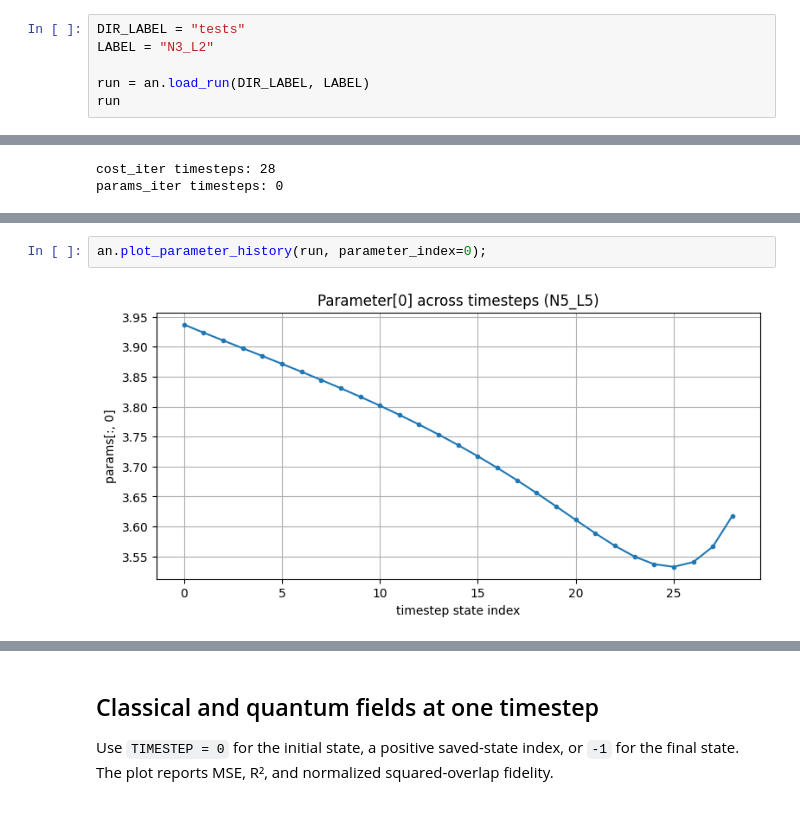
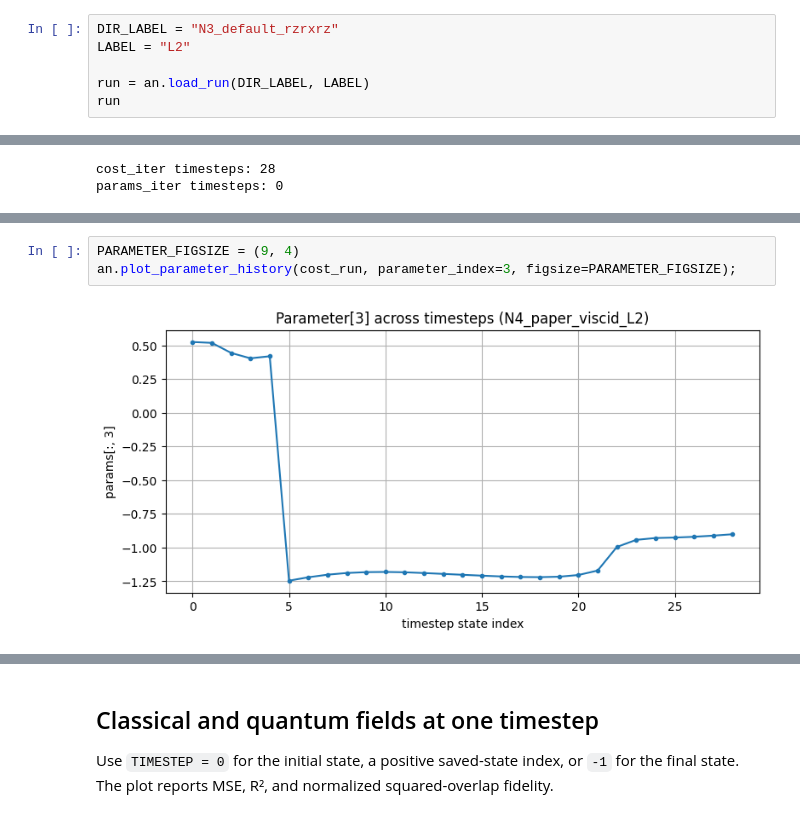
Before and after one commit to Joel-Kunk/VQCFD_quimb, a Jupyter notebook: analysis_results.ipynb, the cells around one changed output, grey strips where cells are left out. Drawn from its saved outputs; the diff is of its cells as text.

```diff
--- a/analysis_results.ipynb
+++ b/analysis_results.ipynb
@@ -69,8 +71,8 @@ count=8 presets
 # %% [markdown]
 ## Inspect one run
 # %%
-DIR_LABEL = "tests"
-LABEL = "N3_L2"
+DIR_LABEL = "N3_default_rzrxrz"
+LABEL = "L2"
 
 run = an.load_run(DIR_LABEL, LABEL)
 run
@@ -144,5 +285,6 @@ an.plot_cost_histories(
 # %%
-an.plot_parameter_history(run, parameter_index=0);
+PARAMETER_FIGSIZE = (9, 4)
+an.plot_parameter_history(cost_run, parameter_index=3, figsize=PARAMETER_FIGSIZE);
 # %% [output]
-[figure, old version]
+[figure, new version]
 # %%
```
Also changed, not shown: parts of 24 cells of this notebook, 3 other files.
